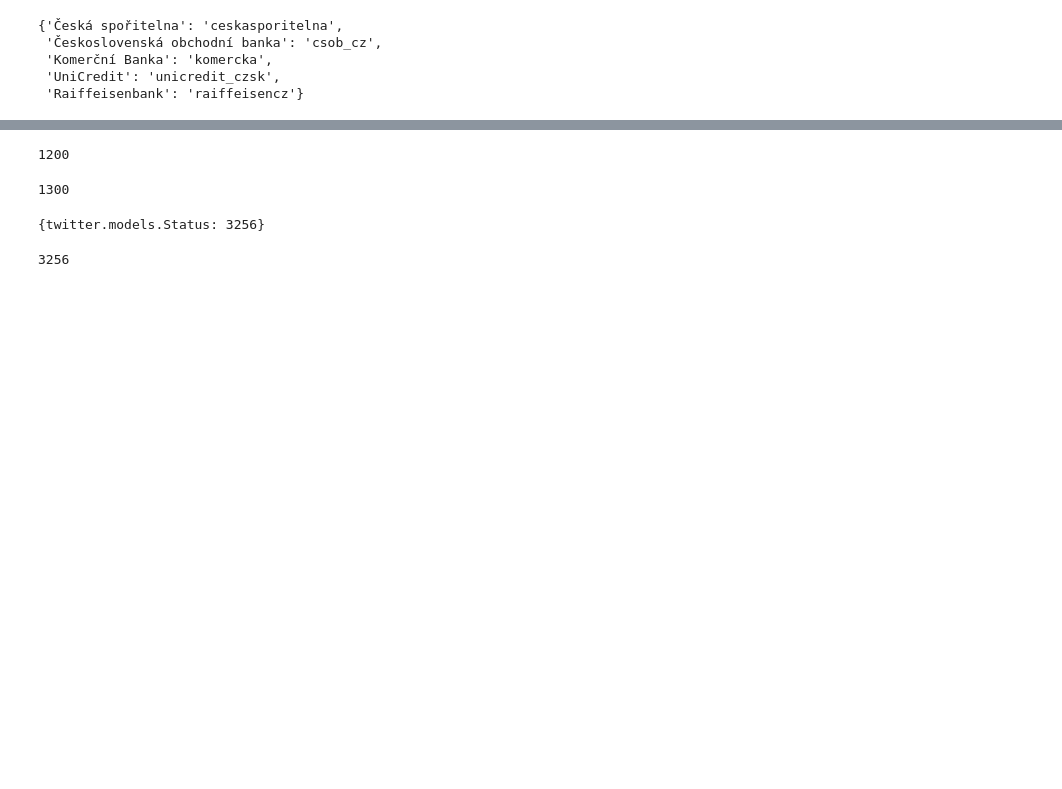
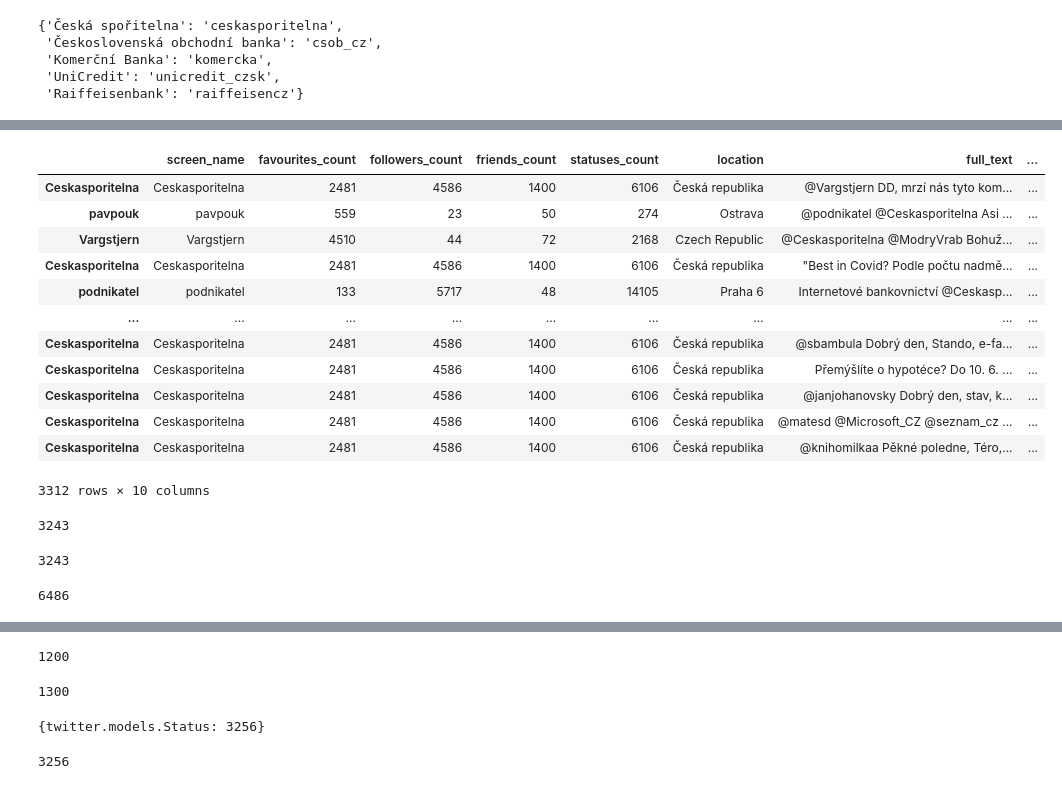
Before and after one commit to roman-ruzica/twitter_project_ruzica_zacharova, a Jupyter notebook: bank_twitter_scraper.ipynb, the cells around one changed output, grey strips where cells are left out. Drawn from its saved outputs; the diff is of its cells as text; code cells hidden in the pictures; blank space fills up the shorter version.

```diff
--- a/bank_twitter_scraper.ipynb
+++ b/bank_twitter_scraper.ipynb
@@ -372,0 +616,20 @@ class Twitter_user():
+# %%
+sporka.mentions_pd
+# %% [output]
+|  | screen_name | favourites_count | followers_count | friends_count | statuses_count | location | full_text | ... |
+| Ceskasporitelna | Ceskasporitelna | 2481 | 4586 | 1400 | 6106 | Česká republika | @Vargstjern DD, mrzí nás tyto kom... | ... |
+| pavpouk | pavpouk | 559 | 23 | 50 | 274 | Ostrava | @podnikatel @Ceskasporitelna Asi ... | ... |
+| Vargstjern | Vargstjern | 4510 | 44 | 72 | 2168 | Czech Republic | @Ceskasporitelna @ModryVrab Bohuž... | ... |
+| Ceskasporitelna | Ceskasporitelna | 2481 | 4586 | 1400 | 6106 | Česká republika | "Best in Covid? Podle počtu nadmě... | ... |
+| podnikatel | podnikatel | 133 | 5717 | 48 | 14105 | Praha 6 | Internetové bankovnictví @Ceskasp... | ... |
+| ... | ... | ... | ... | ... | ... | ... | ... | ... |
+| Ceskasporitelna | Ceskasporitelna | 2481 | 4586 | 1400 | 6106 | Česká republika | @sbambula Dobrý den, Stando, e-fa... | ... |
+| Ceskasporitelna | Ceskasporitelna | 2481 | 4586 | 1400 | 6106 | Česká republika | Přemýšlíte o hypotéce? Do 10. 6. ... | ... |
+| Ceskasporitelna | Ceskasporitelna | 2481 | 4586 | 1400 | 6106 | Česká republika | @janjohanovsky Dobrý den, stav, k... | ... |
+| Ceskasporitelna | Ceskasporitelna | 2481 | 4586 | 1400 | 6106 | Česká republika | @matesd @Microsoft_CZ @seznam_cz ... | ... |
+| Ceskasporitelna | Ceskasporitelna | 2481 | 4586 | 1400 | 6106 | Česká republika | @knihomilkaa Pěkné poledne, Téro,... | ... |
+3312 rows × 10 columns
+# %%
+len(sporka.timeline)
+# %% [output]
+3243
@@ -372,0 +640,8 @@ class Twitter_user():
+# %%
+len(sporka.my_reply_pd_list)
+# %% [output]
+3243
+# %%
+len(sporka.timeline_tweet_pd)
+# %% [output]
+6486
```
Also changed, not shown: parts of 42 cells of this notebook, 1 other file.
